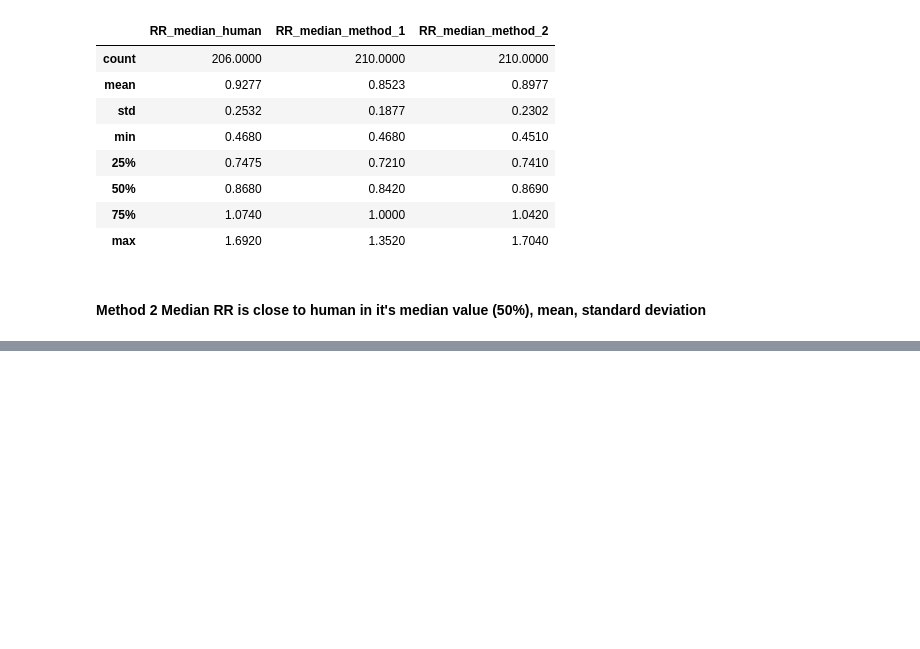
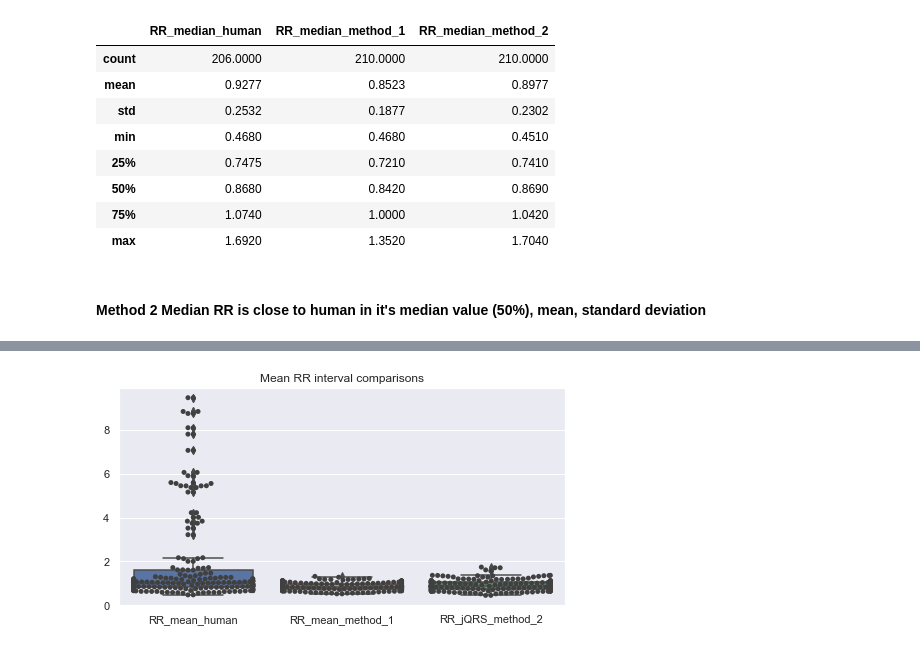
Before and after one commit to Simurgh818/QT_pipeline, a Jupyter notebook: data_analysis.ipynb, the cells around one changed output, grey strips where cells are left out. Cells and saved outputs as stored; diff of their text form; code cells hidden in the pictures; blank space fills up the shorter version.

```diff
--- a/data_analysis.ipynb
+++ b/data_analysis.ipynb
@@ -189,3 +189,7 @@ RR_median_for_box.describe().round(decimals=4)
 | max | 1.6920 | 1.3520 | 1.7040 |
 # %% [markdown]
 #### Method 2 Median RR is close to human in it's median value (50%), mean, standard deviation
+# %%
+RR_selection_mean = ['record','channelNum','RR_mean_human','RR_mean_method_1','RR_jQRS_method_2']
+RR_mean = df.loc[:,RR_selection_mean]
+RR_mean
@@ -191,0 +210,3 @@ RR_median_for_box.describe().round(decimals=4)
+# %%
+RR_mean_for_box = RR_mean.drop(['record','channelNum'], axis=1)
+RR_mean_for_box
@@ -191,0 +227,6 @@ RR_median_for_box.describe().round(decimals=4)
+# %%
+sns.set(rc = {'figure.figsize':(8,4)})
+ax2 = sns.boxplot(data=RR_mean_for_box).set(title='Mean RR interval comparisons')
+ax2 = sns.swarmplot(data=RR_mean_for_box, color=".25")
+# %% [output]
+[figure, added]
```
Also changed, not shown: parts of 3 cells of this notebook, 2 other files.
